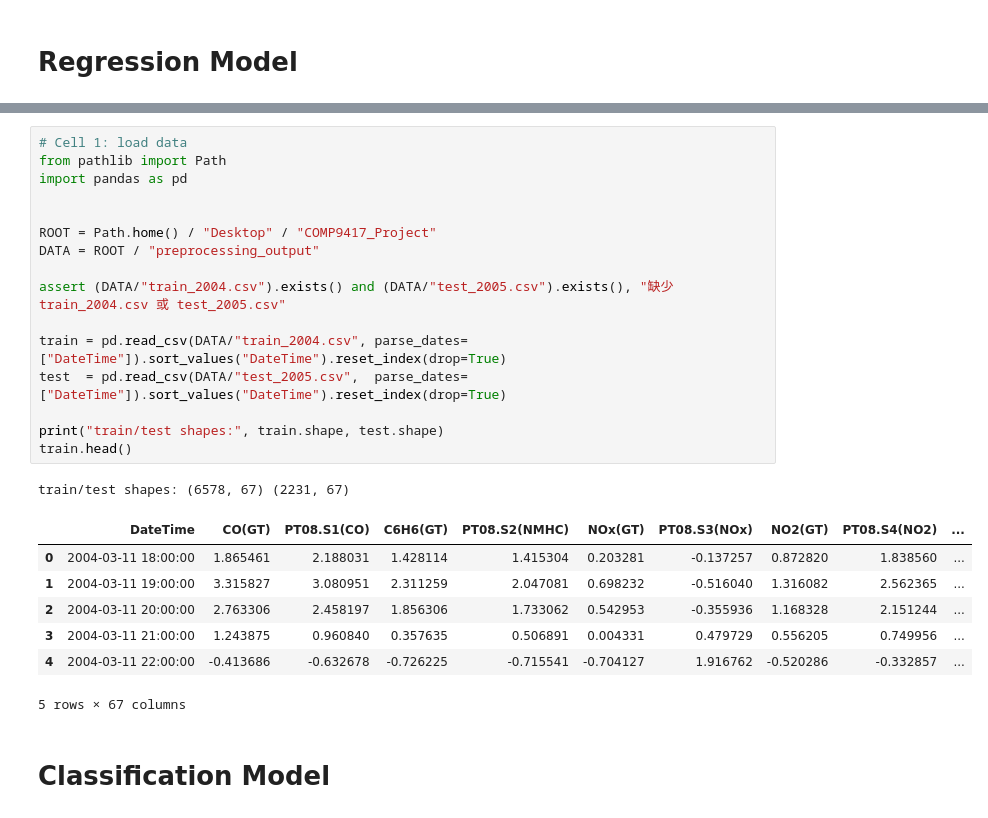
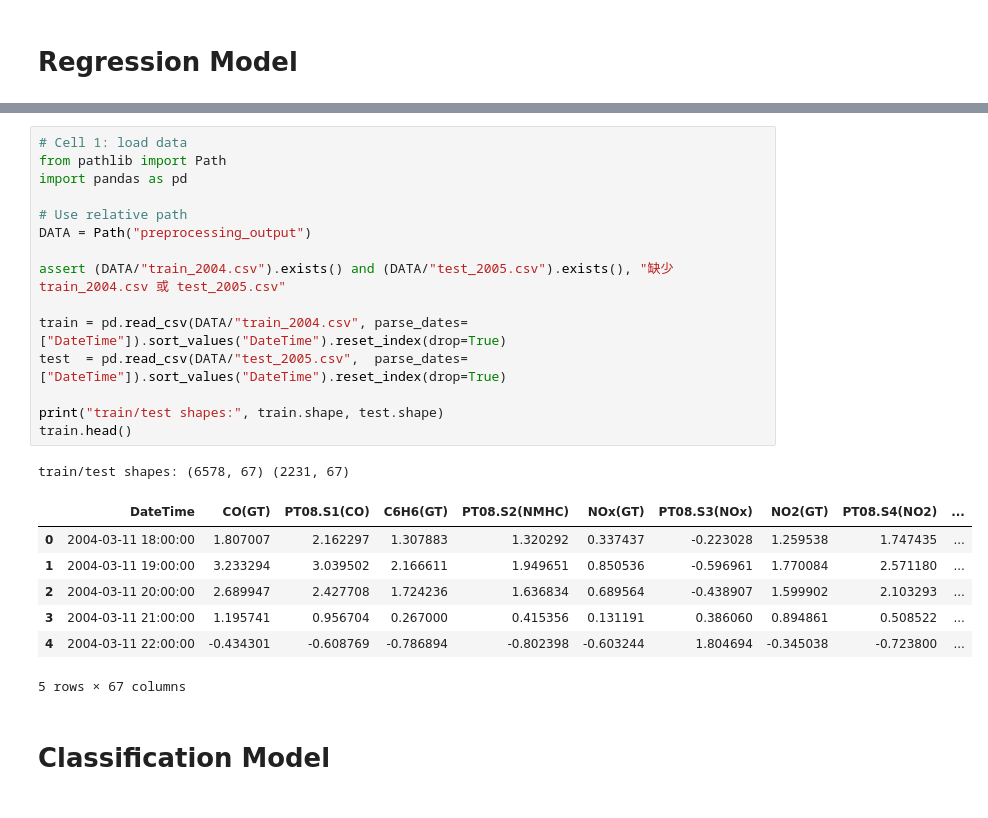
Before and after one commit to RomanticD/COMP9417_Project, a Jupyter notebook: Group_Project_Main.ipynb, the cells around one changed output, grey strips where cells are left out. Saved outputs shown, nothing was run; the diff lists cells and outputs as text.

Commit message:
Fix: Fit scaler ONLY on training data & use relative path in cell 14

```diff
--- a/Group_Project_Main.ipynb
+++ b/Group_Project_Main.ipynb
@@ -1567,27 +1562,26 @@ Name: CO(GT), dtype: float64
 # %%
 # Cell 1: load data
 from pathlib import Path
 import pandas as pd
 
-
-ROOT = Path.home() / "Desktop" / "COMP9417_Project"
-DATA = ROOT / "preprocessing_output"
+# Use relative path
+DATA = Path("preprocessing_output")
 
 assert (DATA/"train_2004.csv").exists() and (DATA/"test_2005.csv").exists(), "缺少 train_2004.csv 或 test_2005.csv"
 
 train = pd.read_csv(DATA/"train_2004.csv", parse_dates=["DateTime"]).sort_values("DateTime").reset_index(drop=True)
 test  = pd.read_csv(DATA/"test_2005.csv",  parse_dates=["DateTime"]).sort_values("DateTime").reset_index(drop=True)
 
 print("train/test shapes:", train.shape, test.shape)
 train.head()
 # %% [output]
 train/test shapes: (6578, 67) (2231, 67)
 |  | DateTime | CO(GT) | PT08.S1(CO) | C6H6(GT) | PT08.S2(NMHC) | NOx(GT) | PT08.S3(NOx) | NO2(GT) | PT08.S4(NO2) | ... |
-| 0 | 2004-03-11 18:00:00 | 1.865461 | 2.188031 | 1.428114 | 1.415304 | 0.203281 | -0.137257 | 0.872820 | 1.838560 | ... |
-| 1 | 2004-03-11 19:00:00 | 3.315827 | 3.080951 | 2.311259 | 2.047081 | 0.698232 | -0.516040 | 1.316082 | 2.562365 | ... |
-| 2 | 2004-03-11 20:00:00 | 2.763306 | 2.458197 | 1.856306 | 1.733062 | 0.542953 | -0.355936 | 1.168328 | 2.151244 | ... |
-| 3 | 2004-03-11 21:00:00 | 1.243875 | 0.960840 | 0.357635 | 0.506891 | 0.004331 | 0.479729 | 0.556205 | 0.749956 | ... |
-| 4 | 2004-03-11 22:00:00 | -0.413686 | -0.632678 | -0.726225 | -0.715541 | -0.704127 | 1.916762 | -0.520286 | -0.332857 | ... |
+| 0 | 2004-03-11 18:00:00 | 1.807007 | 2.162297 | 1.307883 | 1.320292 | 0.337437 | -0.223028 | 1.259538 | 1.747435 | ... |
+| 1 | 2004-03-11 19:00:00 | 3.233294 | 3.039502 | 2.166611 | 1.949651 | 0.850536 | -0.596961 | 1.770084 | 2.571180 | ... |
+| 2 | 2004-03-11 20:00:00 | 2.689947 | 2.427708 | 1.724236 | 1.636834 | 0.689564 | -0.438907 | 1.599902 | 2.103293 | ... |
+| 3 | 2004-03-11 21:00:00 | 1.195741 | 0.956704 | 0.267000 | 0.415356 | 0.131191 | 0.386060 | 0.894861 | 0.508522 | ... |
+| 4 | 2004-03-11 22:00:00 | -0.434301 | -0.608769 | -0.786894 | -0.802398 | -0.603244 | 1.804694 | -0.345038 | -0.723800 | ... |
 5 rows × 67 columns
 # %% [markdown]
 # Classification Model
```
Also changed, not shown: parts of 7 cells of this notebook, 34 other files.
